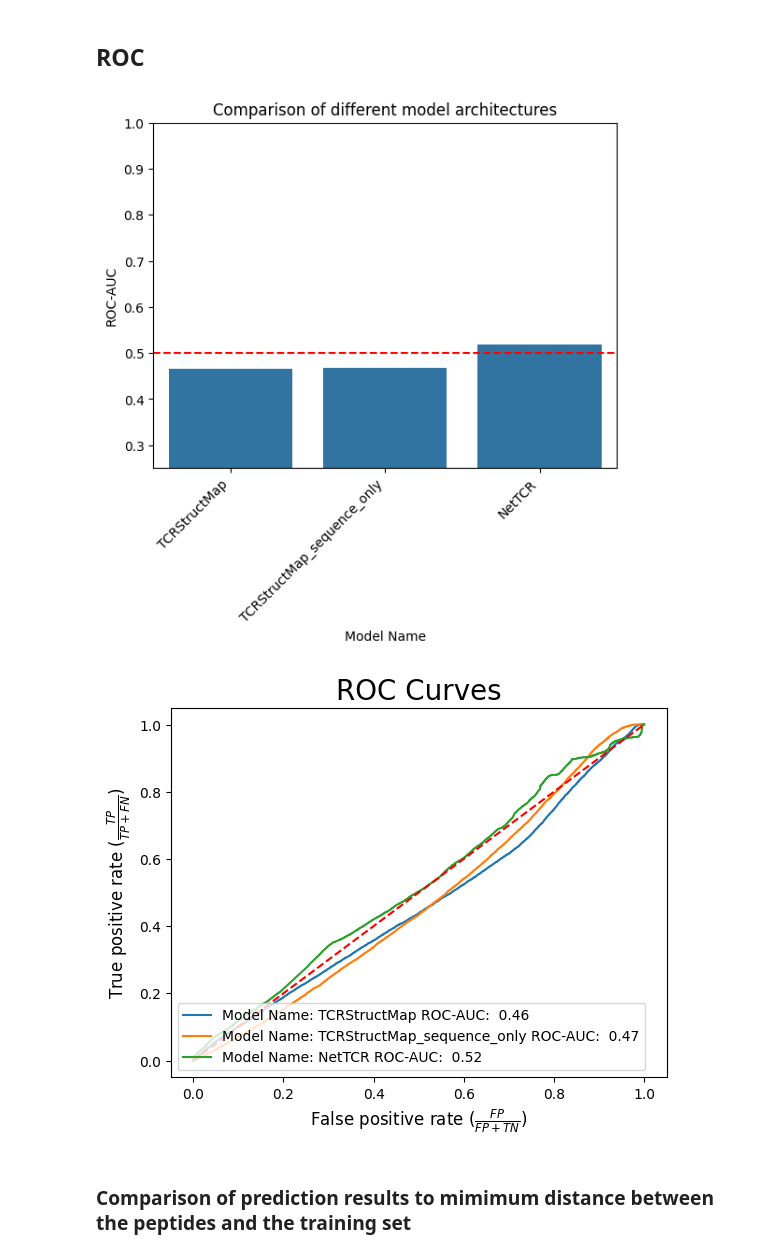
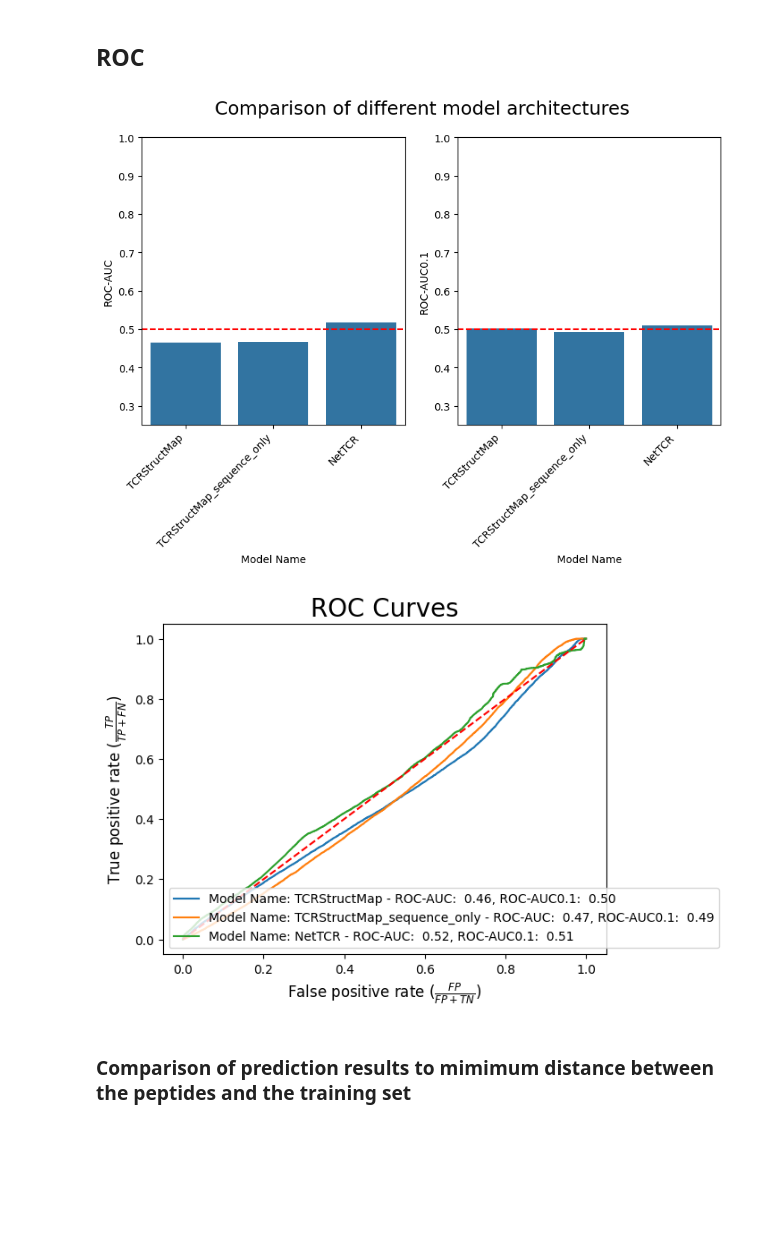
Before and after one commit to benjiemc/tcr-antigen-prediction, a Jupyter notebook: notebooks/benchmark_model_performance.ipynb, the cells around one changed output. Cells and saved outputs as stored; diff of their text form; code cells hidden in the pictures; blank space fills up the shorter version.

Commit message:
Add ROC-AUC0.1 metric to benchmarking notebook

```diff
--- a/notebooks/benchmark_model_performance.ipynb
+++ b/notebooks/benchmark_model_performance.ipynb
@@ -243,25 +244,45 @@ roc_results = predictions.groupby(['model_name']).apply(
 )
 roc_results.name = 'roc_curve'
 roc_results = roc_results.reset_index()
+# %%
+roc_01_results = predictions.groupby(['model_name']).apply(
+    lambda group: metrics.roc_auc_score(group['label'], group['prediction'], max_fpr=0.1),
+    include_groups=False,
+)
+roc_01_results.name = 'roc_auc_01'
+roc_01_results = roc_01_results.reset_index()
+
+roc_results = roc_results.merge(roc_01_results, on=['model_name'], how='inner')
 # %%
 roc_results[['fpr', 'tpr', 'threshold']] = roc_results['roc_curve'].apply(pd.Series)
 roc_results['roc_auc'] = roc_results.apply(lambda row: metrics.auc(row['fpr'], row['tpr']), axis=1)
 # %%
-plt.title('Comparison of different model architectures')
+fig, axes = plt.subplots(1, 2, figsize=(10, 5))
 
-sns.barplot(
-    roc_results, x='model_name', y='roc_auc', order=sorted(roc_results['model_name'].unique(), key=model_name_sort_key)
-)
+fig.suptitle('Comparison of different model architectures', fontsize=18)
 
-plt.axhline(0.5, color='r', linestyle='dashed')
+for i, metric_name in enumerate(('roc_auc', 'roc_auc_01')):
+    sns.barplot(
+        roc_results,
+        x='model_name',
+        y=metric_name,
+        order=sorted(roc_results['model_name'].unique(), key=model_name_sort_key),
+        ax=axes[i],
+    )
 
-plt.ylabel('ROC-AUC')
-plt.xlabel('Model Name')
-plt.xticks(rotation=45, ha='right')
-plt.ylim([0.25, 1.0])
+    axes[i].axhline(0.5, color='r', linestyle='dashed')
+
+    axes[i].set_ylabel({'roc_auc': 'ROC-AUC', 'roc_auc_01': 'ROC-AUC0.1'}[metric_name])
+    axes[i].set_xlabel('Model Name')
+
+    axes[i].set_xticks(axes[i].get_xticks())
+    axes[i].set_xticklabels(axes[i].get_xticklabels(), rotation=45, ha='right')
+
+    axes[i].set_ylim([0.25, 1.0])
+
 plt.show()
 # %% [output]
-[figure, old version]
+[figure, new version]
 # %%
 model_groups = roc_results.groupby('model_name')
 model_group_names = sorted(model_groups.groups.keys(), key=lambda name: (-ord(name[0]), name, len(name)))
@@ -272,9 +293,14 @@ for model_name in model_group_names:
     model_group = model_groups.get_group(model_name)
 
     roc_auc = model_group['roc_auc'].to_numpy()[0]
+    roc_auc_01 = model_group['roc_auc_01'].to_numpy()[0]
     group = model_group.explode(['tpr', 'fpr'])
 
-    plt.plot(group['fpr'], group['tpr'], label=f'Model Name: {model_name} ROC-AUC: {roc_auc: .2f}')
+    plt.plot(
+        group['fpr'],
+        group['tpr'],
+        label=f'Model Name: {model_name} - ROC-AUC: {roc_auc: .2f}, ROC-AUC0.1: {roc_auc_01: .2f}',
+    )
 
 plt.ylabel(r'True positive rate ($\frac{TP}{TP + FN}$)', fontsize=12)
 plt.xlabel(r'False positive rate ($\frac{FP}{FP + TN}$)', fontsize=12)
@@ -284,7 +310,7 @@ plt.legend()
 
 plt.show()
 # %% [output]
-[figure, old version]
+[figure, new version]
 # %% [markdown]
 ### Comparison of prediction results to mimimum distance between the peptides and the training set
 # %%
```
Also changed, not shown: parts of 10 cells of this notebook.
